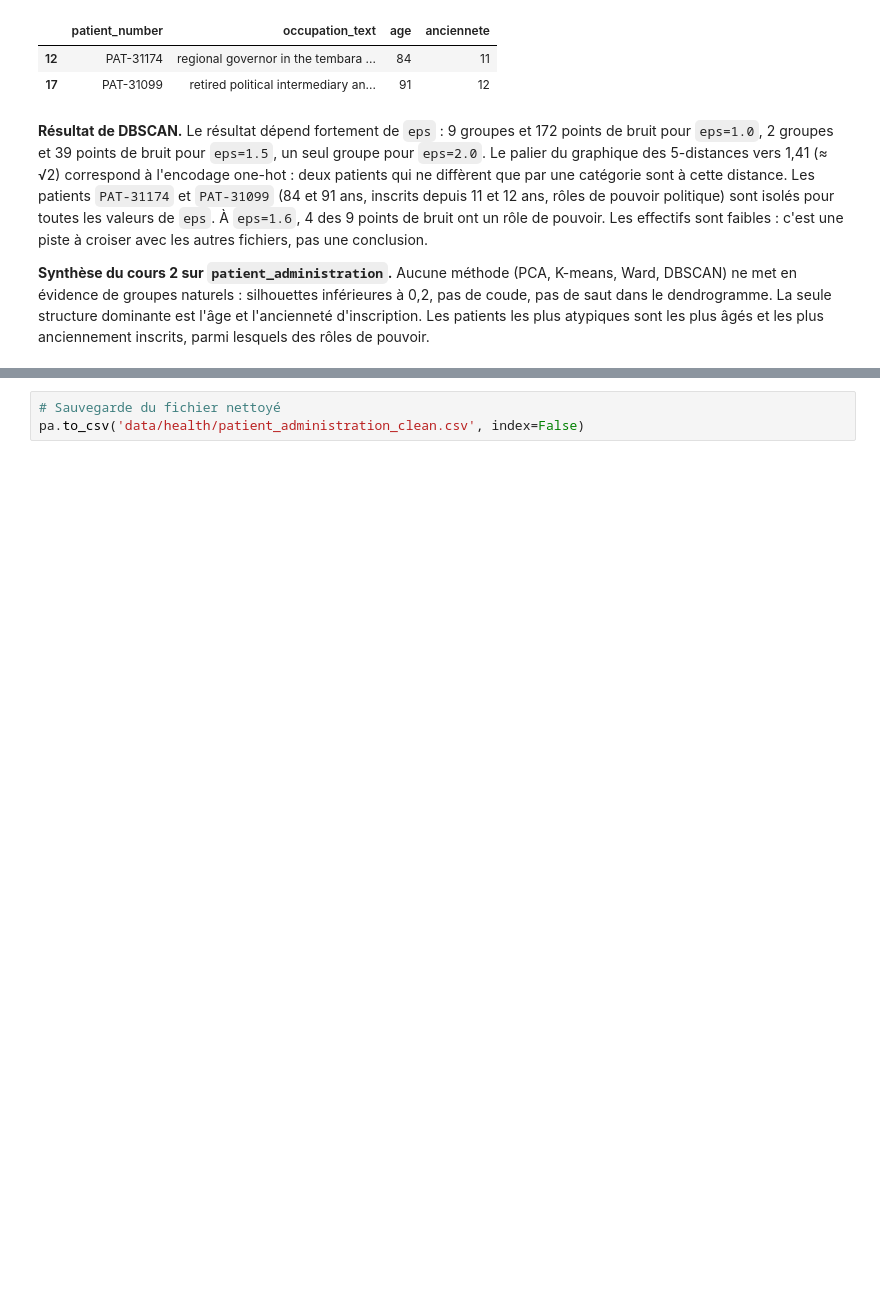
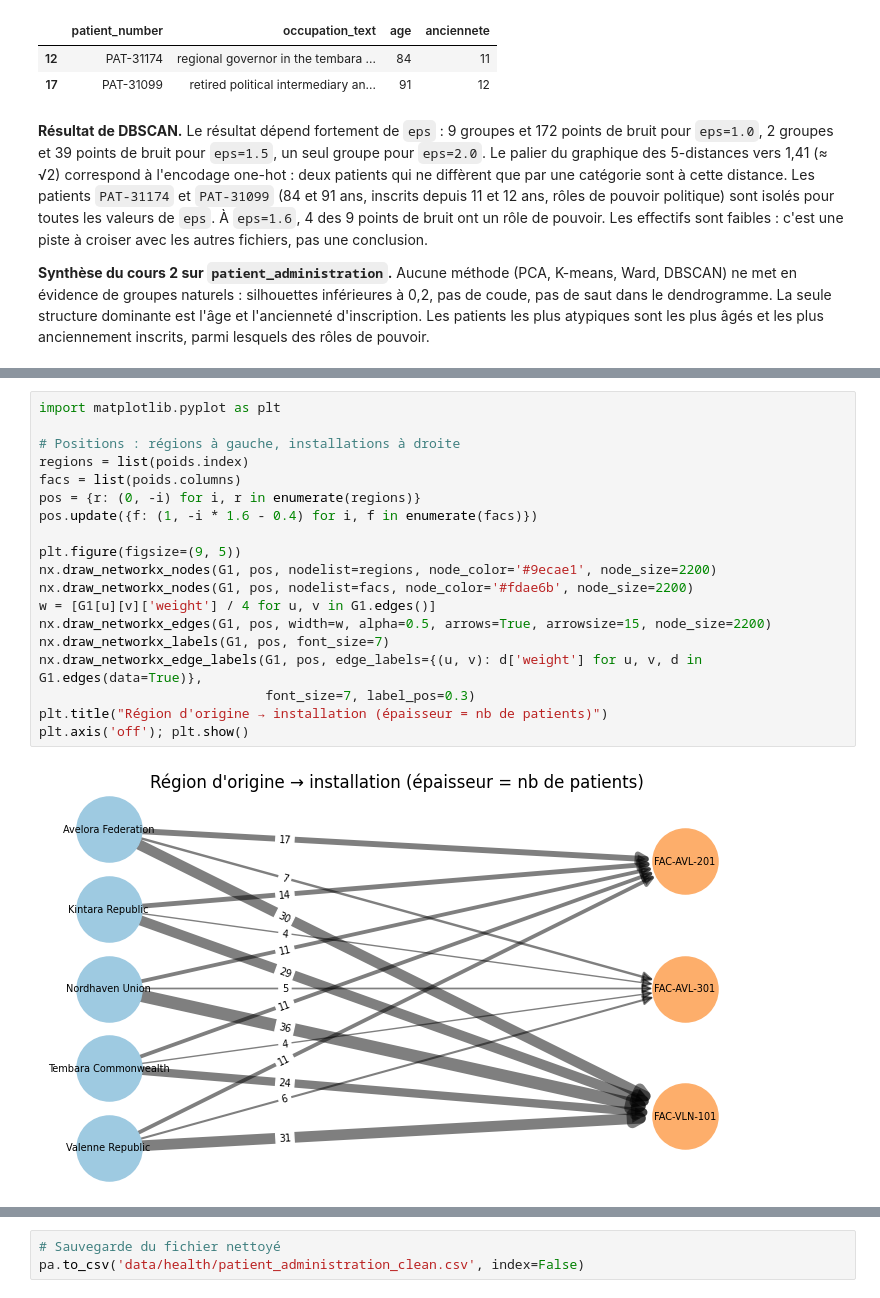
Before and after one commit to Sheik-info/20262027-UE-DataMining-Project, a Jupyter notebook: health.ipynb, the cells around one changed output, grey strips where cells are left out. Cells and saved outputs as stored; diff of their text form; blank space fills up the shorter version.

Commit message:
ours 4 sur patient_administration : graphes région-installation et noms de famille (visualisés), résultat négatif"

```diff
--- a/health.ipynb
+++ b/health.ipynb
@@ -586,0 +636,21 @@ eps=1.9 : 2 points de bruit
+# %%
+import matplotlib.pyplot as plt
+
+# Positions : régions à gauche, installations à droite
+regions = list(poids.index)
+facs = list(poids.columns)
+pos = {r: (0, -i) for i, r in enumerate(regions)}
+pos.update({f: (1, -i * 1.6 - 0.4) for i, f in enumerate(facs)})
+
+plt.figure(figsize=(9, 5))
+nx.draw_networkx_nodes(G1, pos, nodelist=regions, node_color='#9ecae1', node_size=2200)
+nx.draw_networkx_nodes(G1, pos, nodelist=facs, node_color='#fdae6b', node_size=2200)
+w = [G1[u][v]['weight'] / 4 for u, v in G1.edges()]
+nx.draw_networkx_edges(G1, pos, width=w, alpha=0.5, arrows=True, arrowsize=15, node_size=2200)
+nx.draw_networkx_labels(G1, pos, font_size=7)
+nx.draw_networkx_edge_labels(G1, pos, edge_labels={(u, v): d['weight'] for u, v, d in G1.edges(data=True)},
+                             font_size=7, label_pos=0.3)
+plt.title("Région d'origine → installation (épaisseur = nb de patients)")
+plt.axis('off'); plt.show()
+# %% [output]
+[figure, added]
```
Also changed, not shown: parts of 5 cells of this notebook.
